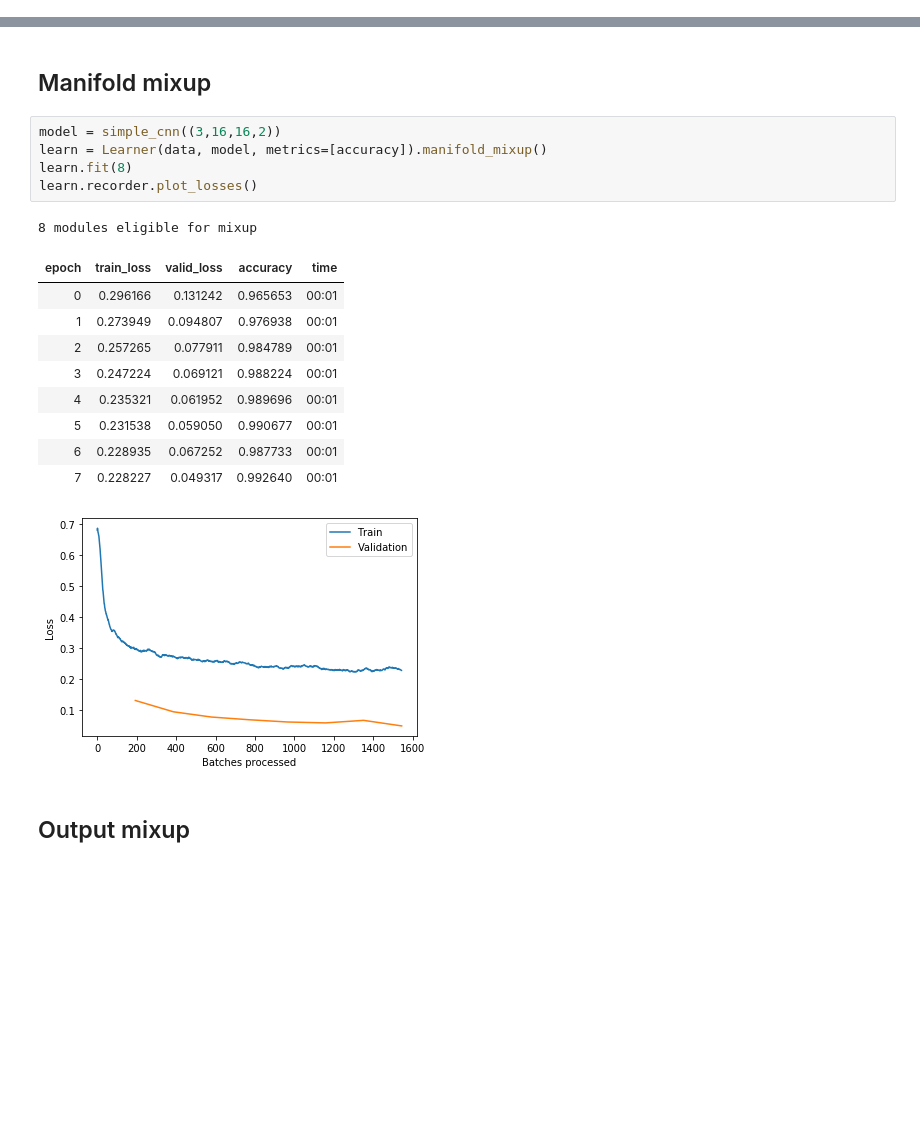
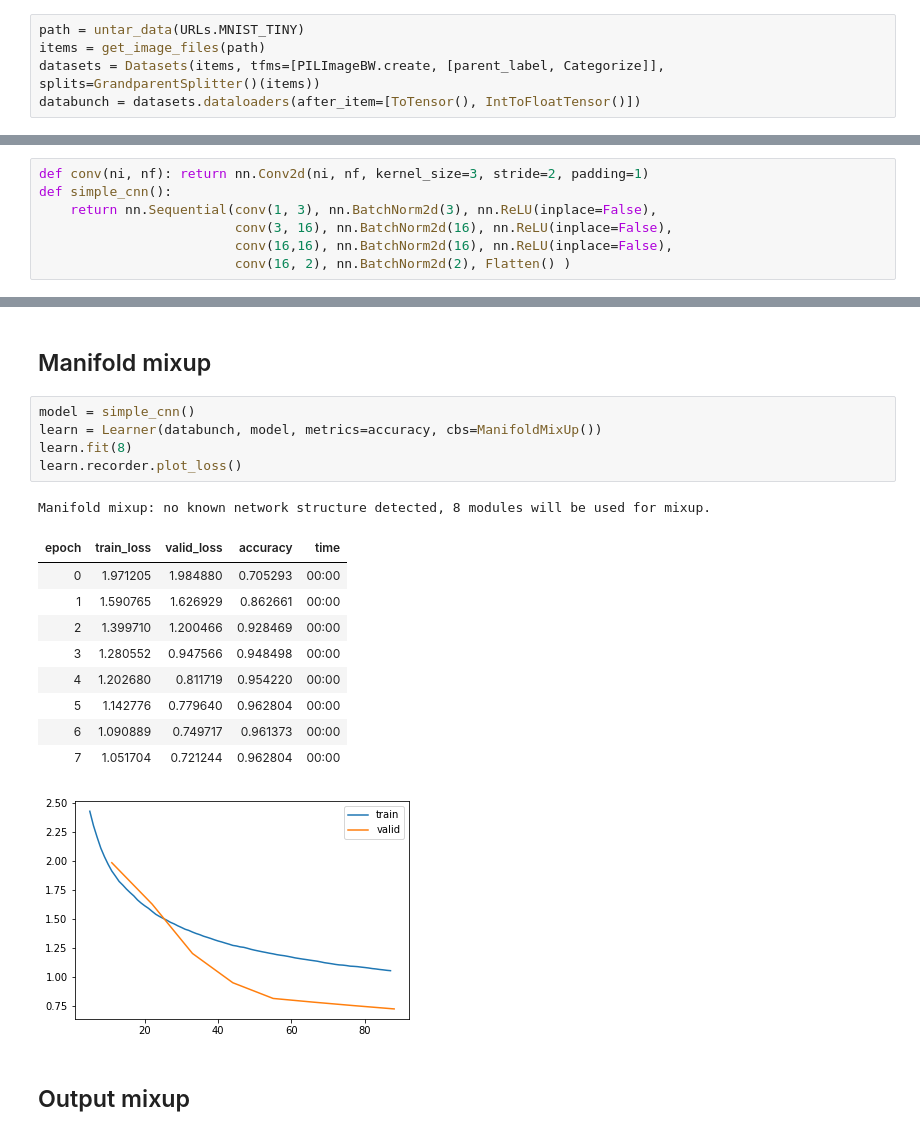
Before and after one commit to nestordemeure/ManifoldMixupV2, a Jupyter notebook: Demo.ipynb, the cells around one changed output, grey strips where cells are left out. Cells and saved outputs as stored; diff of their text form; blank space fills up the shorter version.

```diff
--- a/Demo.ipynb
+++ b/Demo.ipynb
@@ -12,0 +10,5 @@ data = ImageDataBunch.from_folder(path)
+# %%
+path = untar_data(URLs.MNIST_TINY)
+items = get_image_files(path)
+datasets = Datasets(items, tfms=[PILImageBW.create, [parent_label, Categorize]], splits=GrandparentSplitter()(items))
+databunch = datasets.dataloaders(after_item=[ToTensor(), IntToFloatTensor()])
@@ -13,3 +17,10 @@ data = ImageDataBunch.from_folder(path)
+# %%
+def conv(ni, nf): return nn.Conv2d(ni, nf, kernel_size=3, stride=2, padding=1)
+def simple_cnn():
+    return nn.Sequential(conv(1, 3), nn.BatchNorm2d(3), nn.ReLU(inplace=False),
+                         conv(3, 16), nn.BatchNorm2d(16), nn.ReLU(inplace=False),
+                         conv(16,16), nn.BatchNorm2d(16), nn.ReLU(inplace=False),
+                         conv(16, 2), nn.BatchNorm2d(2), Flatten() )
 # %% [markdown]
 ## No mixup
 # %%
@@ -49,22 +60,22 @@ learn.recorder.plot_losses()
 # %% [markdown]
 ## Manifold mixup
 # %%
-model = simple_cnn((3,16,16,2))
-learn = Learner(data, model, metrics=[accuracy]).manifold_mixup()
+model = simple_cnn()
+learn = Learner(databunch, model, metrics=accuracy, cbs=ManifoldMixUp())
 learn.fit(8)
-learn.recorder.plot_losses()
+learn.recorder.plot_loss()
 # %% [output]
-8 modules eligible for mixup
+Manifold mixup: no known network structure detected, 8 modules will be used for mixup.
 | epoch | train_loss | valid_loss | accuracy | time |
-| 0 | 0.296166 | 0.131242 | 0.965653 | 00:01 |
-| 1 | 0.273949 | 0.094807 | 0.976938 | 00:01 |
-| 2 | 0.257265 | 0.077911 | 0.984789 | 00:01 |
-| 3 | 0.247224 | 0.069121 | 0.988224 | 00:01 |
-| 4 | 0.235321 | 0.061952 | 0.989696 | 00:01 |
-| 5 | 0.231538 | 0.059050 | 0.990677 | 00:01 |
-| 6 | 0.228935 | 0.067252 | 0.987733 | 00:01 |
-| 7 | 0.228227 | 0.049317 | 0.992640 | 00:01 |
+| 0 | 1.971205 | 1.984880 | 0.705293 | 00:00 |
+| 1 | 1.590765 | 1.626929 | 0.862661 | 00:00 |
+| 2 | 1.399710 | 1.200466 | 0.928469 | 00:00 |
+| 3 | 1.280552 | 0.947566 | 0.948498 | 00:00 |
+| 4 | 1.202680 | 0.811719 | 0.954220 | 00:00 |
+| 5 | 1.142776 | 0.779640 | 0.962804 | 00:00 |
+| 6 | 1.090889 | 0.749717 | 0.961373 | 00:00 |
+| 7 | 1.051704 | 0.721244 | 0.962804 | 00:00 |
-[figure, old version]
+[figure, new version]
 # %% [markdown]
 ## Output mixup
 # %%
```
Also changed, not shown: parts of 7 cells of this notebook.
